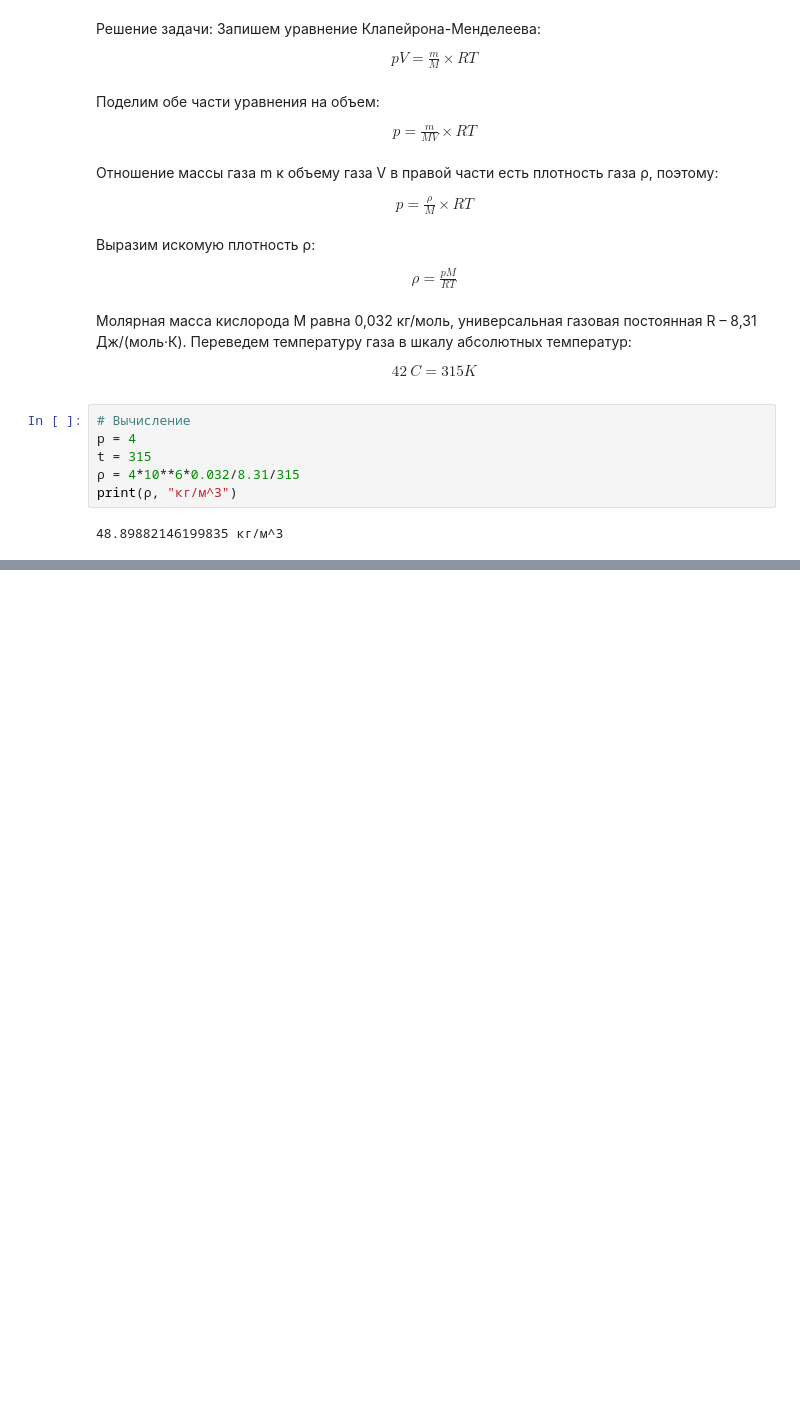
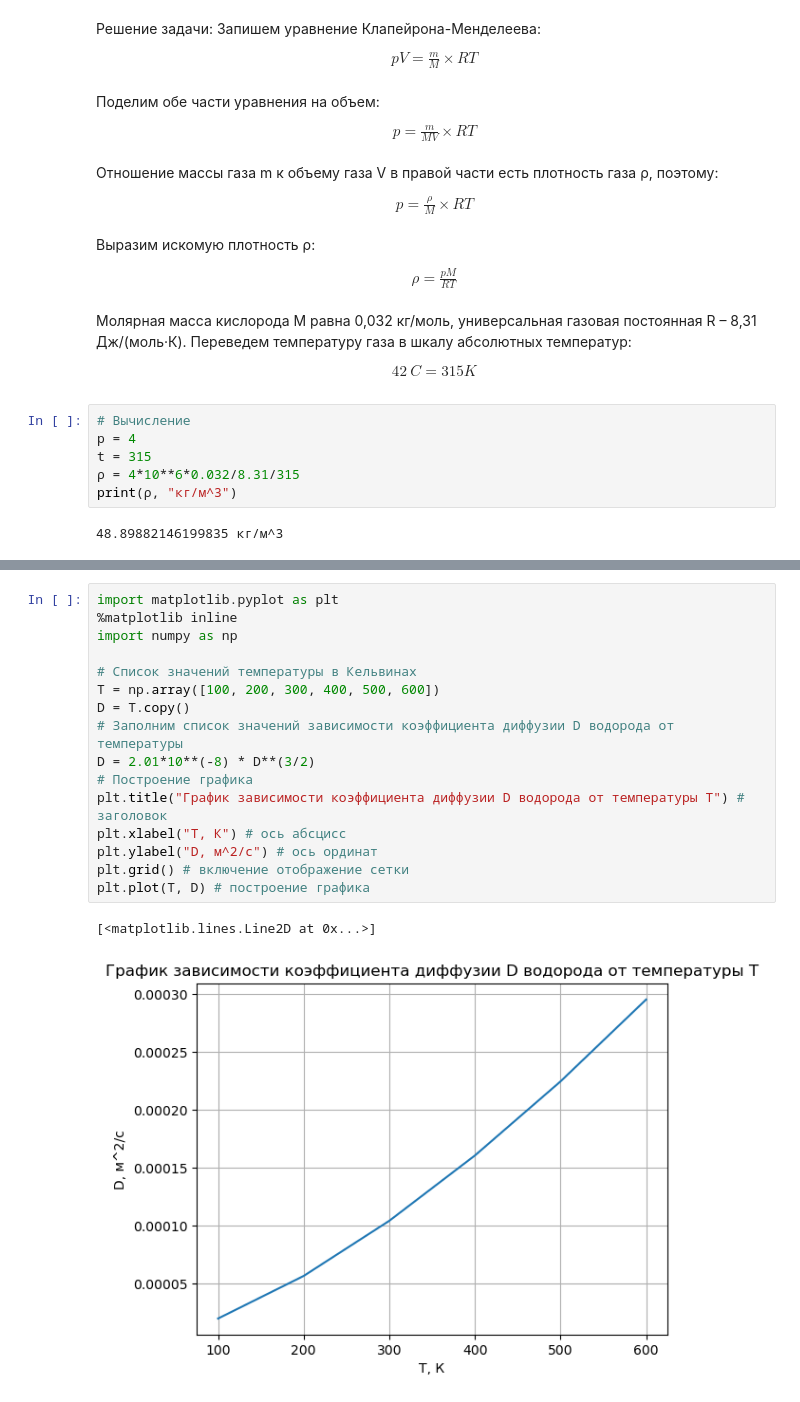
Before and after one commit to KuvshinChick/IRT__2, a Jupyter notebook: Calc_task.ipynb, the cells around one changed output, grey strips where cells are left out. Cells and saved outputs as stored; diff of their text form; blank space fills up the shorter version.

```diff
--- a/Calc_task.ipynb
+++ b/Calc_task.ipynb
@@ -56,0 +114,19 @@ print(ρ, "кг/м^3")
+# %%
+import matplotlib.pyplot as plt
+%matplotlib inline
+import numpy as np
+
+# Список значений температуры в Кельвинах
+T = np.array([100, 200, 300, 400, 500, 600])
+D = T.copy()
+# Заполним список значений зависимости коэффициента диффузии D водорода от температуры
+D = 2.01*10**(-8) * D**(3/2)
+# Построение графика
+plt.title("График зависимости коэффициента диффузии D водорода от температуры T") # заголовок
+plt.xlabel("T, К") # ось абсцисс
+plt.ylabel("D, м^2/с") # ось ординат
+plt.grid() # включение отображение сетки
+plt.plot(T, D) # построение графика
+# %% [output]
+[<matplotlib.lines.Line2D at 0x...>]
+[figure, added]
```
Also changed, not shown: parts of 2 cells of this notebook.
